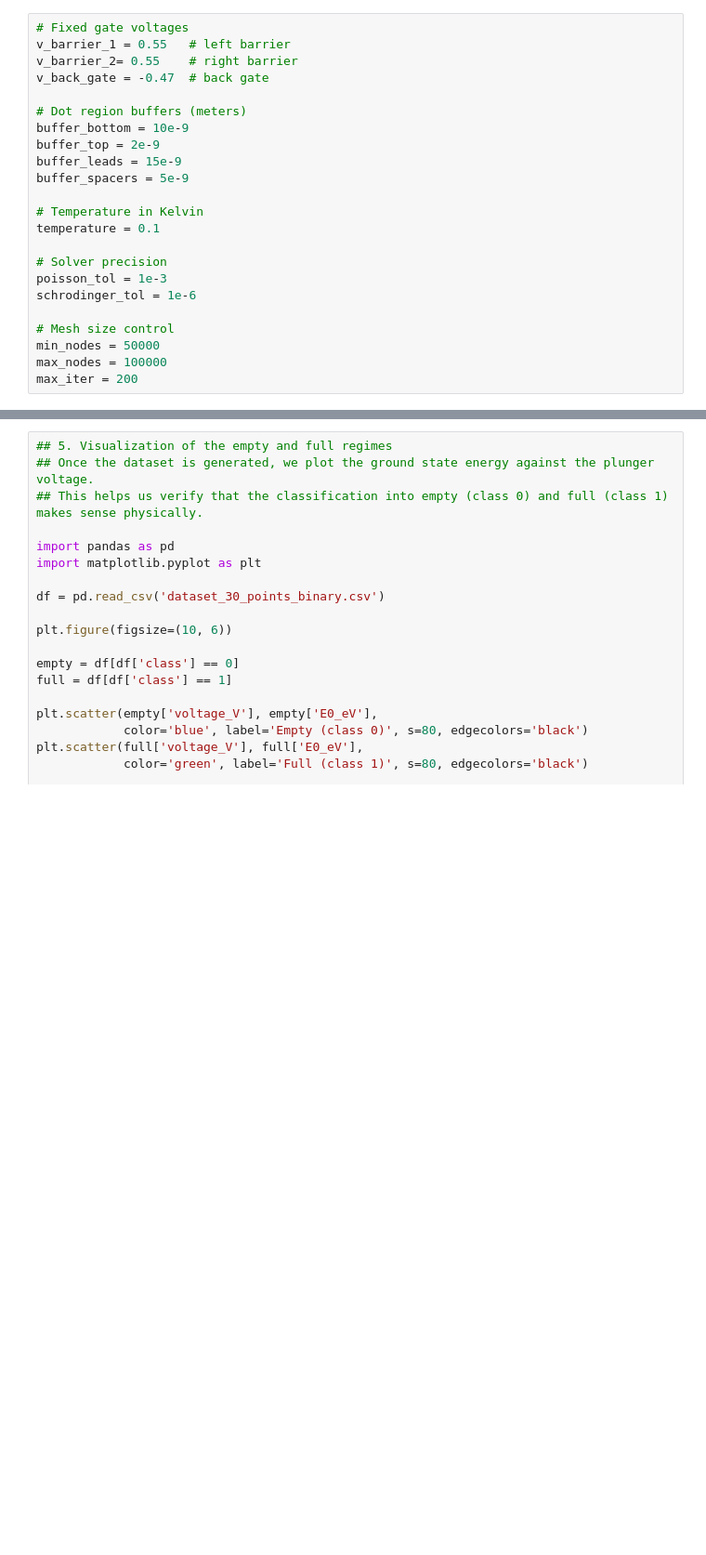
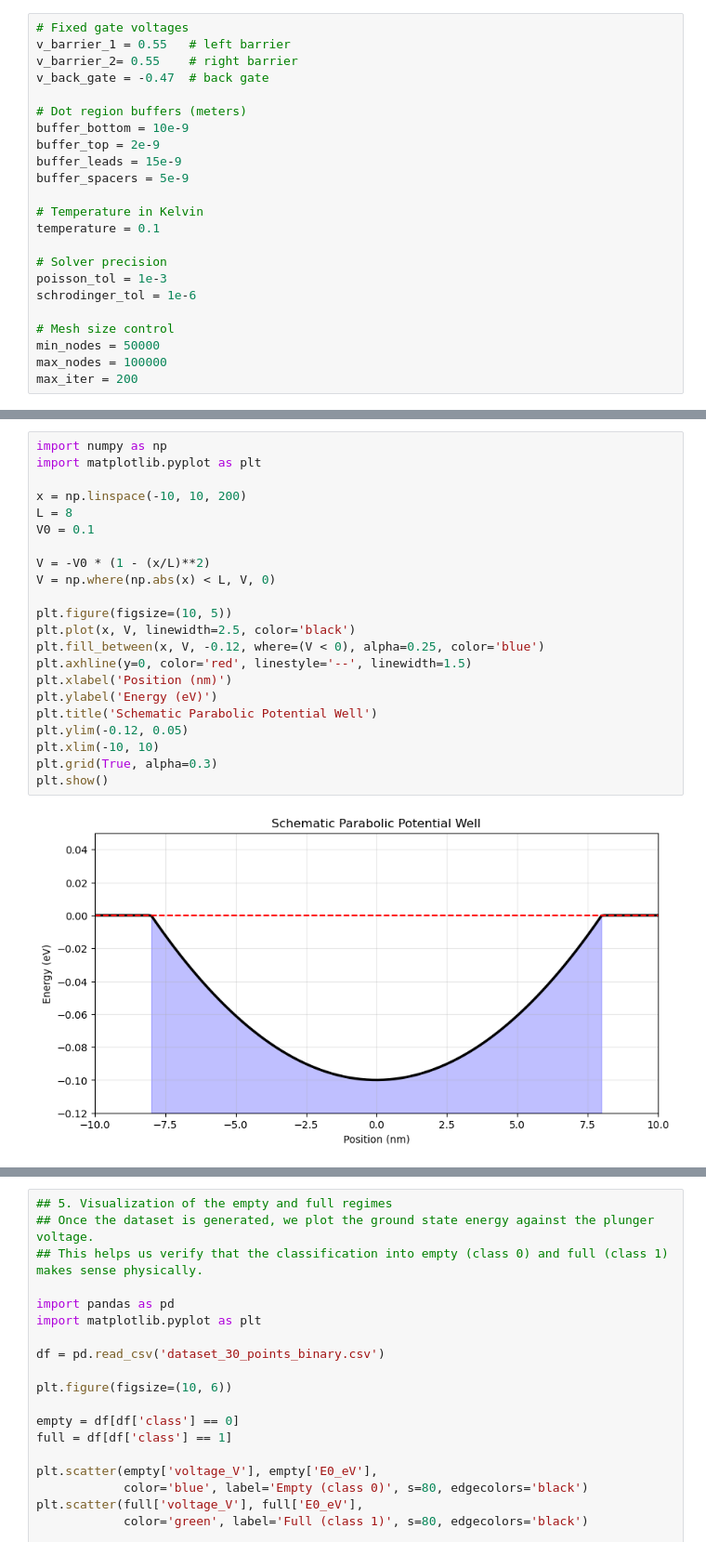
Before and after one commit to Qelisa144/Quantum-Research-QOSF-Elisa, a Jupyter notebook: 01_qtcad_QML_single_qd_simulation.ipynb, the cells around one changed output, grey strips where cells are left out. Shown at 93% size. Cells and saved outputs as stored; diff of their text form; blank space fills up the shorter version.

```diff
--- a/01_qtcad_QML_single_qd_simulation.ipynb
+++ b/01_qtcad_QML_single_qd_simulation.ipynb
@@ -445,0 +519,24 @@ def quantum_dot_simulation(v_plunger,
+# %%
+import numpy as np
+import matplotlib.pyplot as plt
+
+x = np.linspace(-10, 10, 200)
+L = 8
+V0 = 0.1
+
+V = -V0 * (1 - (x/L)**2)
+V = np.where(np.abs(x) < L, V, 0)
+
+plt.figure(figsize=(10, 5))
+plt.plot(x, V, linewidth=2.5, color='black')
+plt.fill_between(x, V, -0.12, where=(V < 0), alpha=0.25, color='blue')
+plt.axhline(y=0, color='red', linestyle='--', linewidth=1.5)
+plt.xlabel('Position (nm)')
+plt.ylabel('Energy (eV)')
+plt.title('Schematic Parabolic Potential Well')
+plt.ylim(-0.12, 0.05)
+plt.xlim(-10, 10)
+plt.grid(True, alpha=0.3)
+plt.show()
+# %% [output]
+[figure, added]
```
Also changed, not shown: parts of 27 cells of this notebook.
